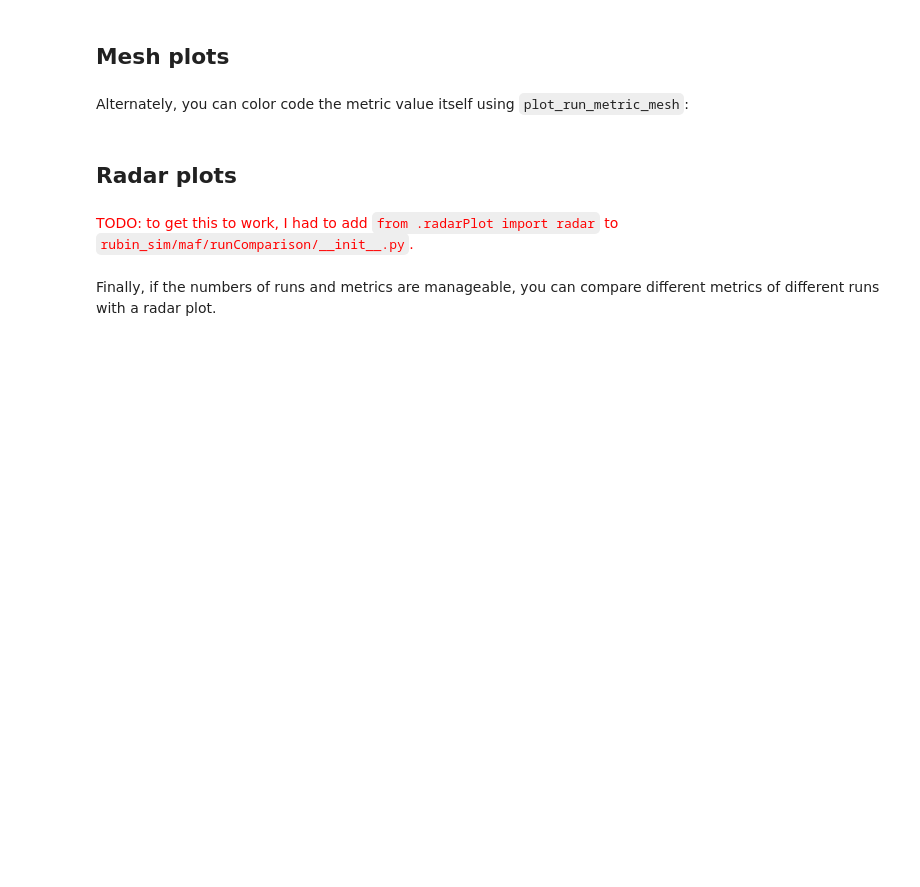
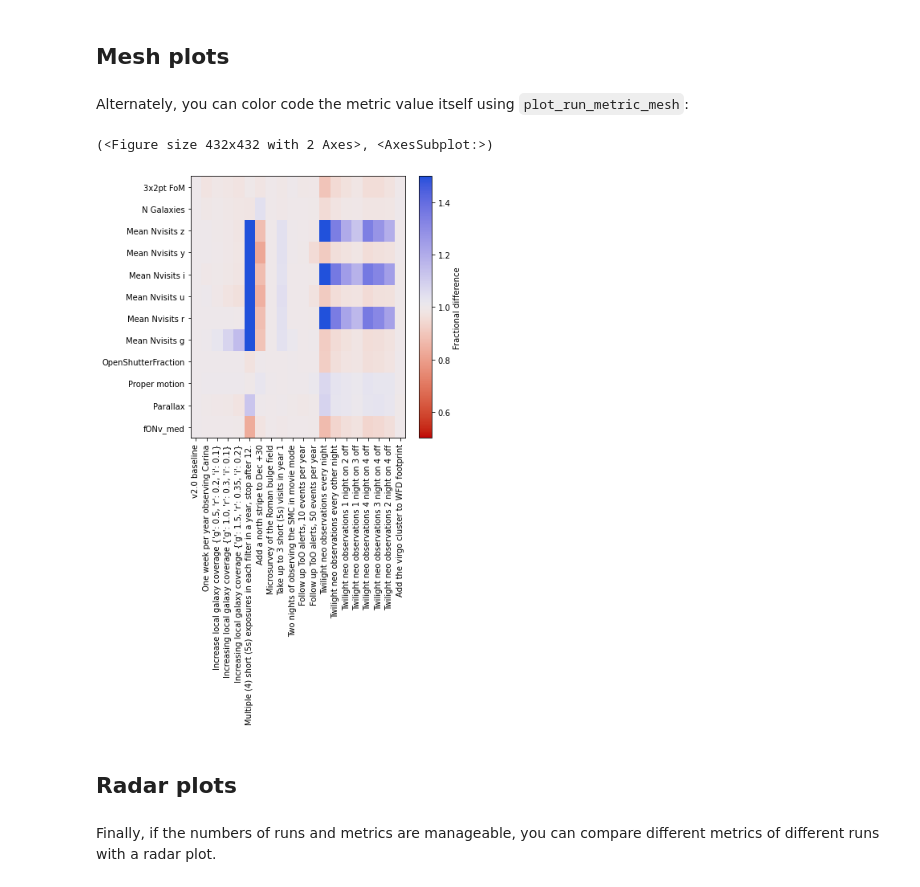
Before and after one commit to ehneilsen/survey_strategy, a Jupyter notebook: fbs_2.0/archive_tutorial.ipynb, the cells around one changed output. Saved outputs shown, nothing was run; the diff lists cells and outputs as text; code cells hidden in the pictures; blank space fills up the shorter version.

```diff
--- a/fbs_2.0/archive_tutorial.ipynb
+++ b/fbs_2.0/archive_tutorial.ipynb
@@ -323,24 +447,25 @@ Alternately, you can color code the metric value itself using `plot_run_metric_m
 # %%
 this_metric_set = ["Nvis", "radar"]
 metric_label_map = metric_sets.loc[this_metric_set, "short_name"].droplevel(
     "metric set"
 )
 
 this_family = ["baseline", "microsurveys"]
 run_label_map = family_runs.loc[this_family, ["run", "brief"]].set_index("run")["brief"]
 
 summary = archive.get_metric_summaries(this_family, this_metric_set)
 
-archive.plot_run_metric_mesh(
+maf.plot_run_metric_mesh(
     summary,
     baseline_run=baseline_run,
     run_label_map=run_label_map,
     metric_label_map=metric_label_map,
 )
+# %% [output]
+(<Figure size 432x432 with 2 Axes>, <AxesSubplot:>)
+[figure, added]
 # %% [markdown]
 ## Radar plots
-# %% [markdown]
-<span style='color:red'>TODO: to get this to work, I had to add `from .radarPlot import radar` to `rubin_sim/maf/runComparison/__init__.py`.</span>
 # %% [markdown]
 Finally, if the numbers of runs and metrics are manageable, you can compare different metrics of different runs with a radar plot.
 # %% [markdown]
```
Also changed, not shown: parts of 33 cells of this notebook, 1 other file.
